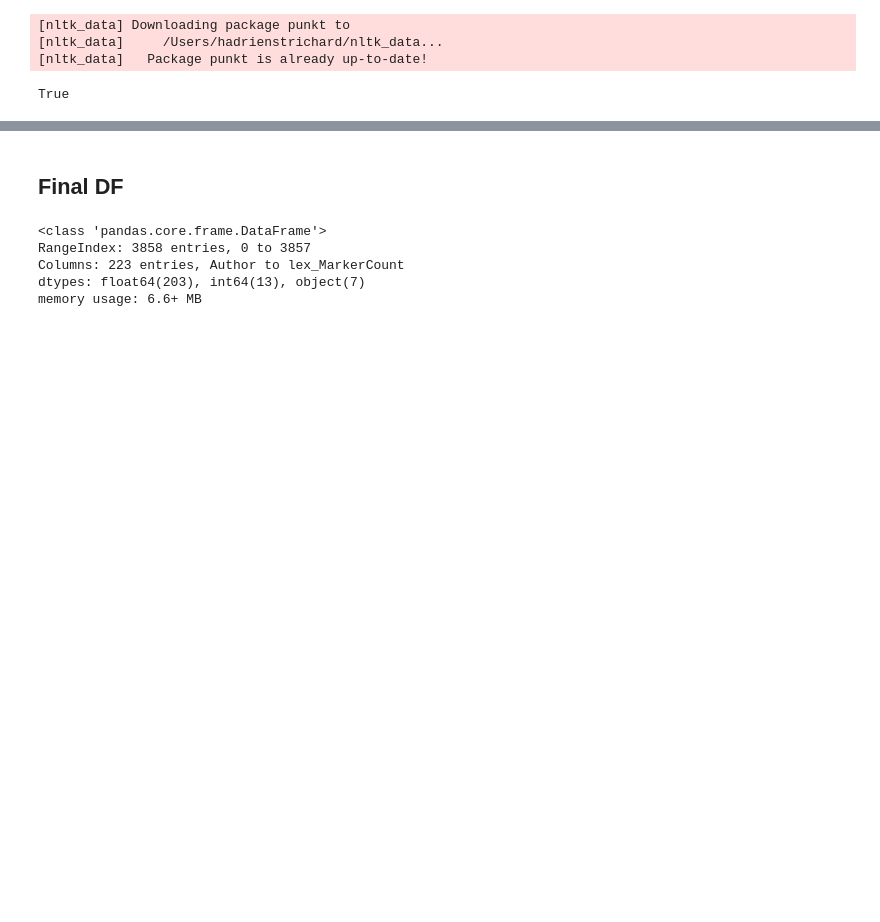
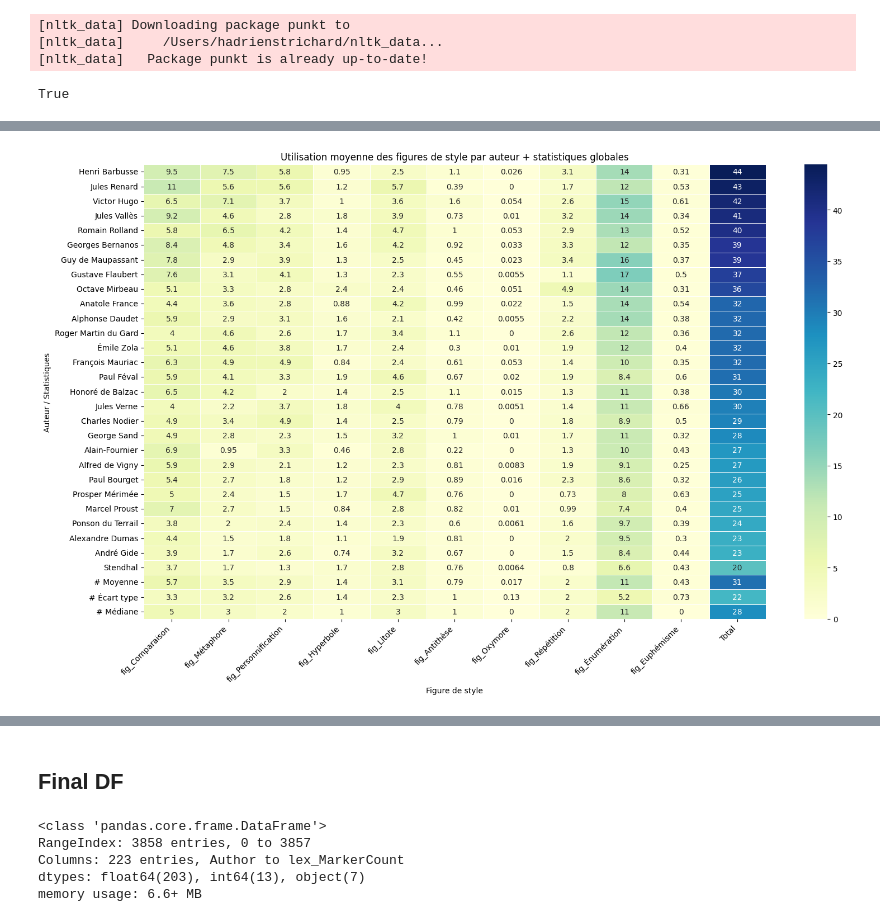
Before and after one commit to hadrienstrichard/author-style-ai-analysis, a Jupyter notebook: Notebooks/stylometry.ipynb, the cells around one changed output, grey strips where cells are left out. Drawn from its saved outputs; the diff is of its cells as text; code cells hidden in the pictures; blank space fills up the shorter version.

```diff
--- a/Notebooks/stylometry.ipynb
+++ b/Notebooks/stylometry.ipynb
@@ -1015,3 +1051,44 @@ fos_df.head()
+# %%
+# 1. Colonnes de figures de style
+fig_cols = [col for col in fos_df.columns if col.startswith('fig_')]
+
+# 2. Moyennes par auteur
+heatmap_data = fos_df.groupby('Author')[fig_cols].mean()
+
+# 3. Ajout de la colonne Total
+heatmap_data['Total'] = heatmap_data.sum(axis=1)
+
+# 4. Tri des auteurs par Total décroissant
+heatmap_data = heatmap_data.sort_values(by='Total', ascending=False)
+
+# 5. Statistiques globales (moyenne, écart type, médiane) pour chaque figure
+stats = fos_df[fig_cols].agg(['mean', 'std', 'median'])
+
+# 6. Ajout d'une colonne "Total" pour les stats
+stats['Total'] = stats.sum(axis=1)
+
+# 7. Réindexer pour être compatible avec la heatmap (même ordre de colonnes)
+stats = stats[heatmap_data.columns]
+
+# 8. Fusion des deux : auteurs + stats comme lignes
+combined = pd.concat([heatmap_data, stats.rename(index={
+    'mean': '# Moyenne',
+    'std': '# Écart type',
+    'median': '# Médiane'
+})])
+
+# 9. Affichage de la heatmap
+plt.figure(figsize=(16, 10))
+sns.heatmap(combined, annot=True, cmap='YlGnBu', linewidths=0.5)
+
+plt.title("Utilisation moyenne des figures de style par auteur + statistiques globales")
+plt.xlabel("Figure de style")
+plt.ylabel("Auteur / Statistiques")
+plt.xticks(rotation=45, ha='right')
+plt.tight_layout()
+plt.show()
+# %% [output]
+[figure, added]
 # %%
 fos_df.filter(like="fig_").info()
 # %% [output]
```
Also changed, not shown: parts of 25 cells of this notebook, 3 other files.
